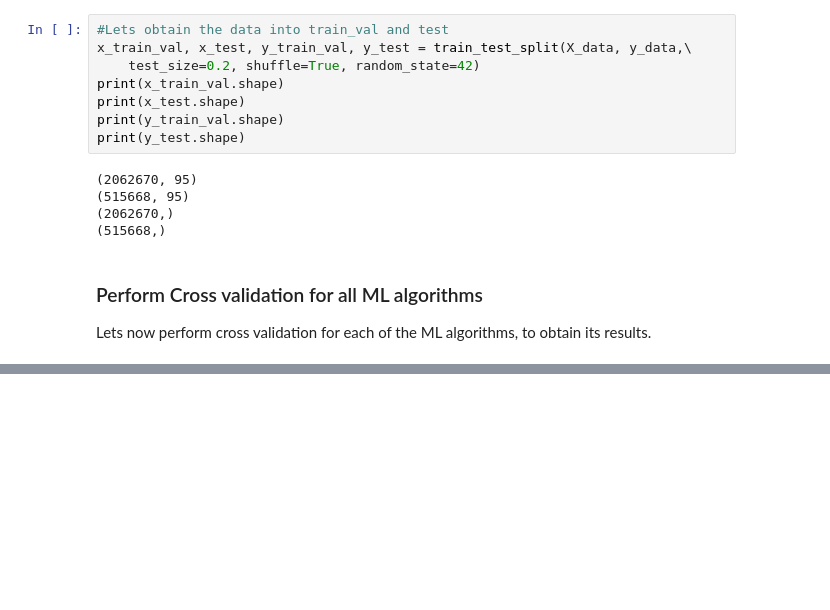
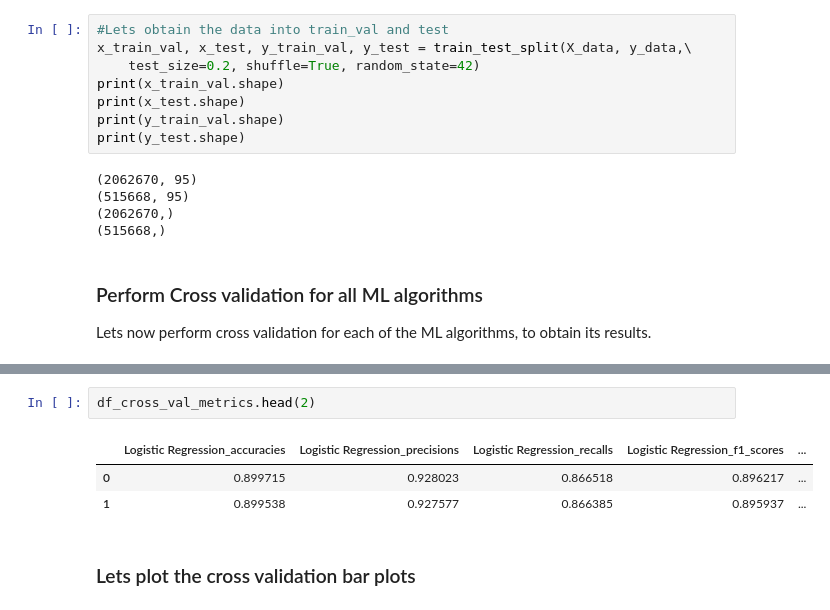
Before and after one commit to juanpajedrez/AAI-501-Final-Project-Code, a Jupyter notebook: notebooks/ml_fraud_algos.ipynb, the cells around one changed output, grey strips where cells are left out. Drawn from its saved outputs; the diff is of its cells as text; blank space fills up the shorter version.

```diff
--- a/notebooks/ml_fraud_algos.ipynb
+++ b/notebooks/ml_fraud_algos.ipynb
@@ -244,0 +314,8 @@ KeyboardInterrupt:
+# %%
+df_cross_val_metrics.head(2)
+# %% [output]
+|  | Logistic Regression_accuracies | Logistic Regression_precisions | Logistic Regression_recalls | Logistic Regression_f1_scores | ... |
+| 0 | 0.899715 | 0.928023 | 0.866518 | 0.896217 | ... |
+| 1 | 0.899538 | 0.927577 | 0.866385 | 0.895937 | ... |
+# %% [markdown]
+### Lets plot the cross validation bar plots
```
Also changed, not shown: parts of 11 cells of this notebook, 3 other files.
